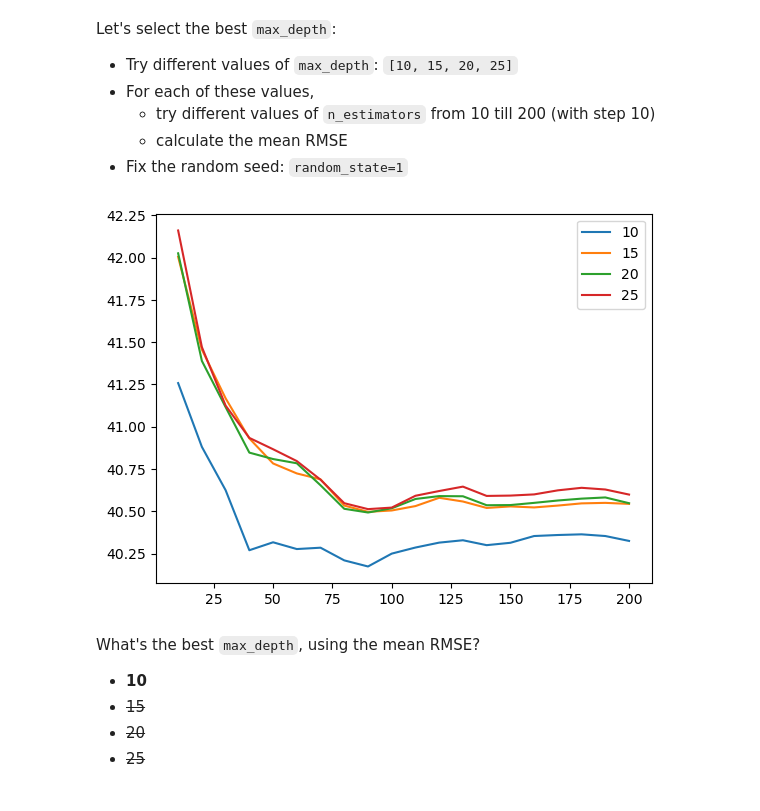
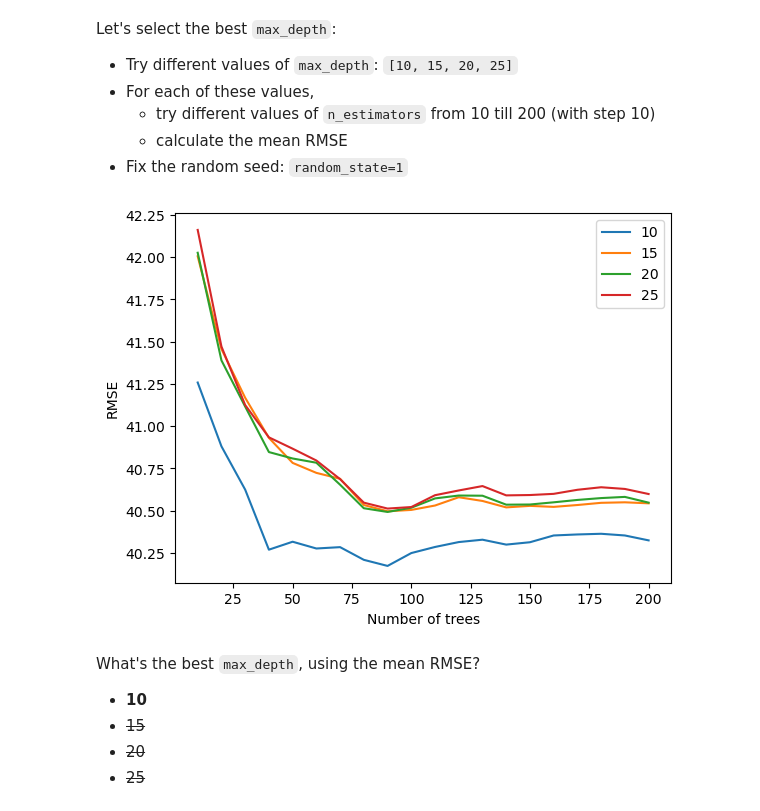
Before and after one commit to TillMeineke/ML_Zoomcamp2024_hw, a Jupyter notebook: 06-trees/homework_06_till_meineke.ipynb, the cells around one changed output. Drawn from its saved outputs; the diff is of its cells as text; code cells hidden in the pictures.

Commit message:
added labels to plots

```diff
--- a/06-trees/homework_06_till_meineke.ipynb
+++ b/06-trees/homework_06_till_meineke.ipynb
@@ -282,12 +285,14 @@ df_scores = pd.DataFrame(scores, columns=columns)
 # %%
 for d in [10, 15, 20, 25]:
     df_subset = df_scores[df_scores.max_depth == d]
     plt.plot(df_subset.n_estimators, df_subset.rmse.round(3), label=d)
 
+plt.xlabel("Number of trees")
+plt.ylabel("RMSE")
 plt.legend()
 plt.show();
 # %% [output]
-[figure, old version]
+[figure, new version]
 # %% [markdown]
 What's the best `max_depth`, using the mean RMSE?
 
```
Also changed, not shown: parts of 3 cells of this notebook.
